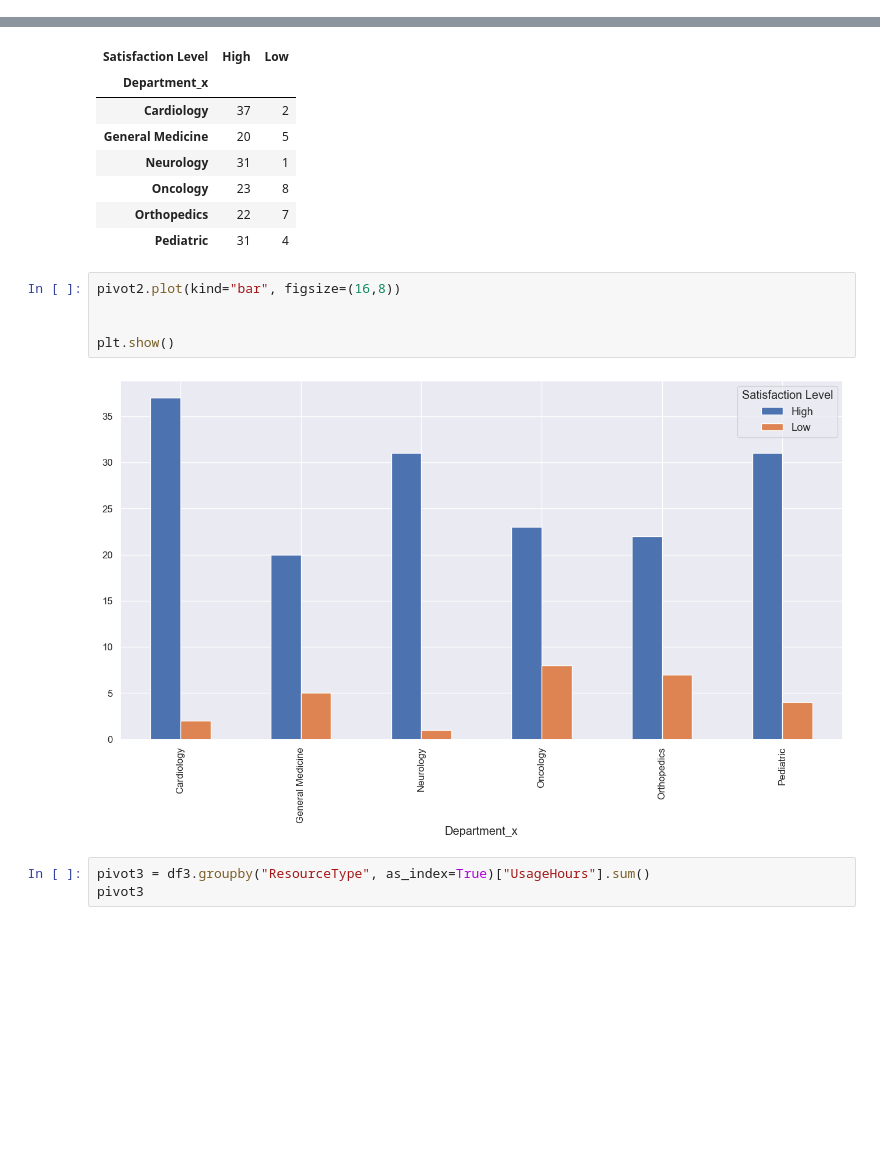
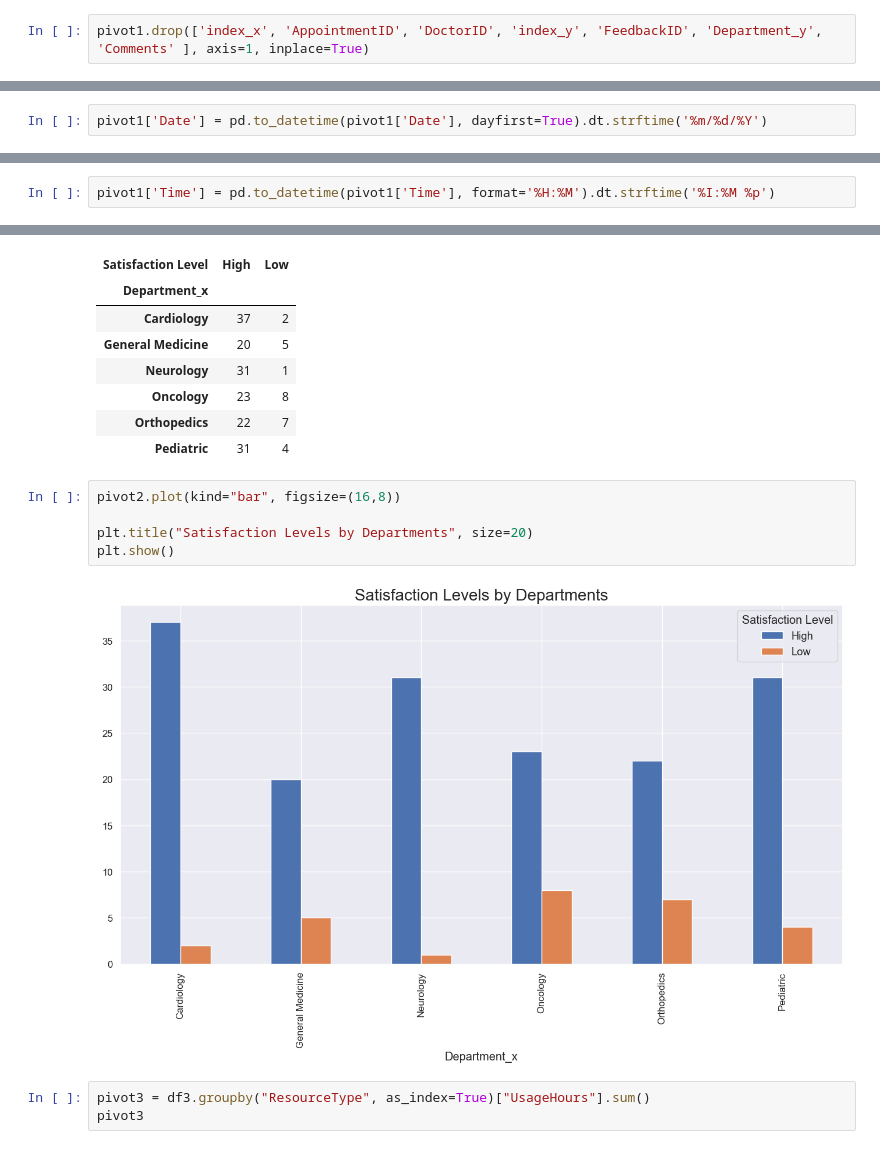
Before and after one commit to dennislamcv1/IBMBA, a Jupyter notebook: Capstone/Data Preparation.ipynb, the cells around one changed output, grey strips where cells are left out. Drawn from its saved outputs; the diff is of its cells as text; blank space fills up the shorter version.

```diff
--- a/Capstone/Data Preparation.ipynb
+++ b/Capstone/Data Preparation.ipynb
@@ -366,3 +366,5 @@ pivot1
 pivot1.columns
 # %% [output]
 Index(['index_x', 'AppointmentID', 'PatientID', 'DoctorID', 'Department_x', 'Date', 'Time', 'Status', 'index_y', 'FeedbackID', 'Department_y', 'Feedback Score', 'Comments', 'WaitTime', 'Satisfaction L ...
+# %%
+pivot1.drop(['index_x', 'AppointmentID', 'DoctorID', 'index_y', 'FeedbackID', 'Department_y', 'Comments' ], axis=1, inplace=True)
@@ -368,0 +407,2 @@ Index(['index_x', 'AppointmentID', 'PatientID', 'DoctorID', 'Department_x', 'Dat
+# %%
+pivot1['Date'] = pd.to_datetime(pivot1['Date'], dayfirst=True).dt.strftime('%m/%d/%Y')
@@ -368,0 +418,2 @@ Index(['index_x', 'AppointmentID', 'PatientID', 'DoctorID', 'Department_x', 'Dat
+# %%
+pivot1['Time'] = pd.to_datetime(pivot1['Time'], format='%H:%M').dt.strftime('%I:%M %p')
@@ -445,10 +540,10 @@ pivot2
 # %%
 pivot2.plot(kind="bar", figsize=(16,8))
 
-
+plt.title("Satisfaction Levels by Departments", size=20)
 plt.show()
 # %% [output]
-[figure, old version]
+[figure, new version]
 # %%
 pivot3 = df3.groupby("ResourceType", as_index=True)["UsageHours"].sum()
 pivot3
```
Also changed, not shown: parts of 13 cells of this notebook, 15 other files.
